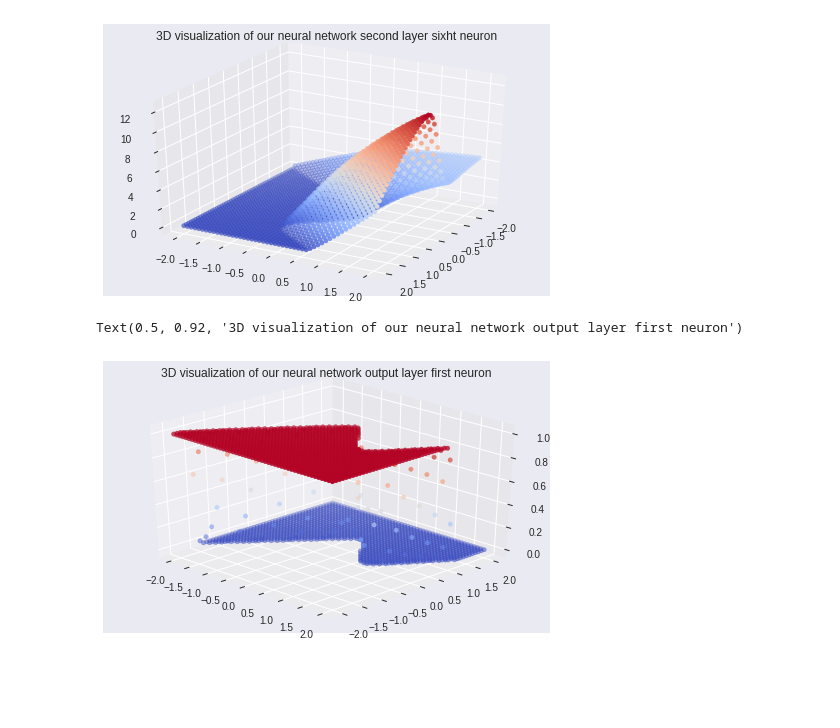
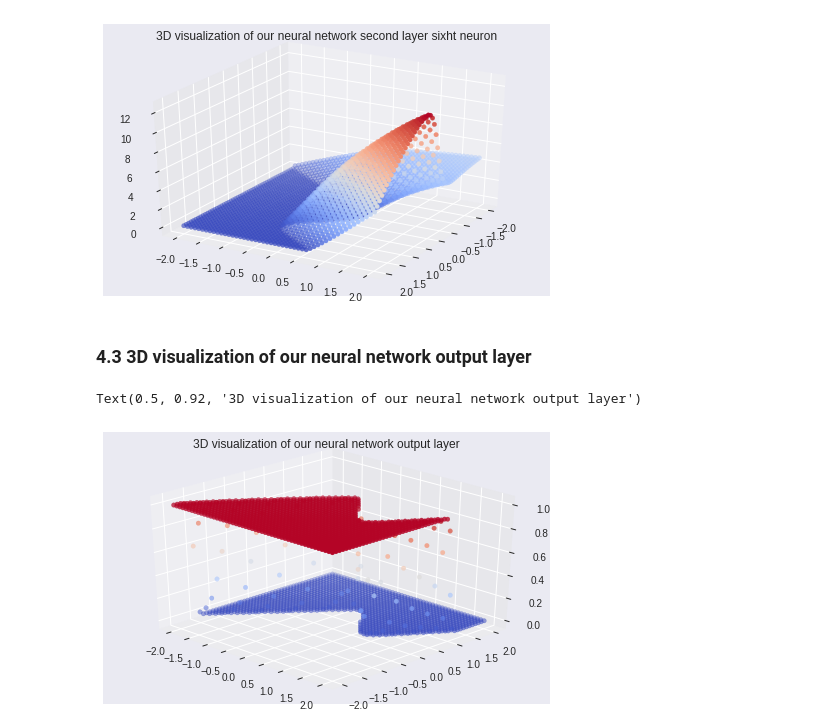
Before and after one commit to DavorJordacevic/TensorFlow-Keras-Neural-Networks, a Jupyter notebook: Shallow_neural_network_with_Keras_moons.ipynb, the cells around one changed output. Cells and saved outputs as stored; diff of their text form; code cells hidden in the pictures; blank space fills up the shorter version.

```diff
--- a/Shallow_neural_network_with_Keras_moons.ipynb
+++ b/Shallow_neural_network_with_Keras_moons.ipynb
@@ -99,5 +123,6 @@ results = model.fit(
  X_train, y_train.T,
  epochs= training_epochs,
  batch_size = 516,
- validation_data = (X_test, y_test.T)
+ validation_data = (X_test, y_test.T),
+ verbose = 0
 )
@@ -491,12 +536,14 @@ Text(0.5, 0.92, '3D visualization of our neural network second layer sixht neuro
 [figure]
 [figure]
 [figure]
+# %% [markdown]
+### 4.3 3D visualization of our neural network output layer
 # %%
 fig = plt.figure(figsize=(8, 5))
 ax = plt.axes(projection='3d')
 bar = ax.scatter3D(result[:, 0],result[:, 1],out31.reshape(-1), c=out31.reshape(-1), cmap=cm.coolwarm);
 ax.view_init(30,-45)
-ax.set_title('3D visualization of our neural network output layer first neuron')
+ax.set_title('3D visualization of our neural network output layer')
 # %% [output]
-Text(0.5, 0.92, '3D visualization of our neural network output layer first neuron')
+Text(0.5, 0.92, '3D visualization of our neural network output layer')
-[figure, old version]
+[figure, new version]
```
Also changed, not shown: parts of 47 cells of this notebook.
